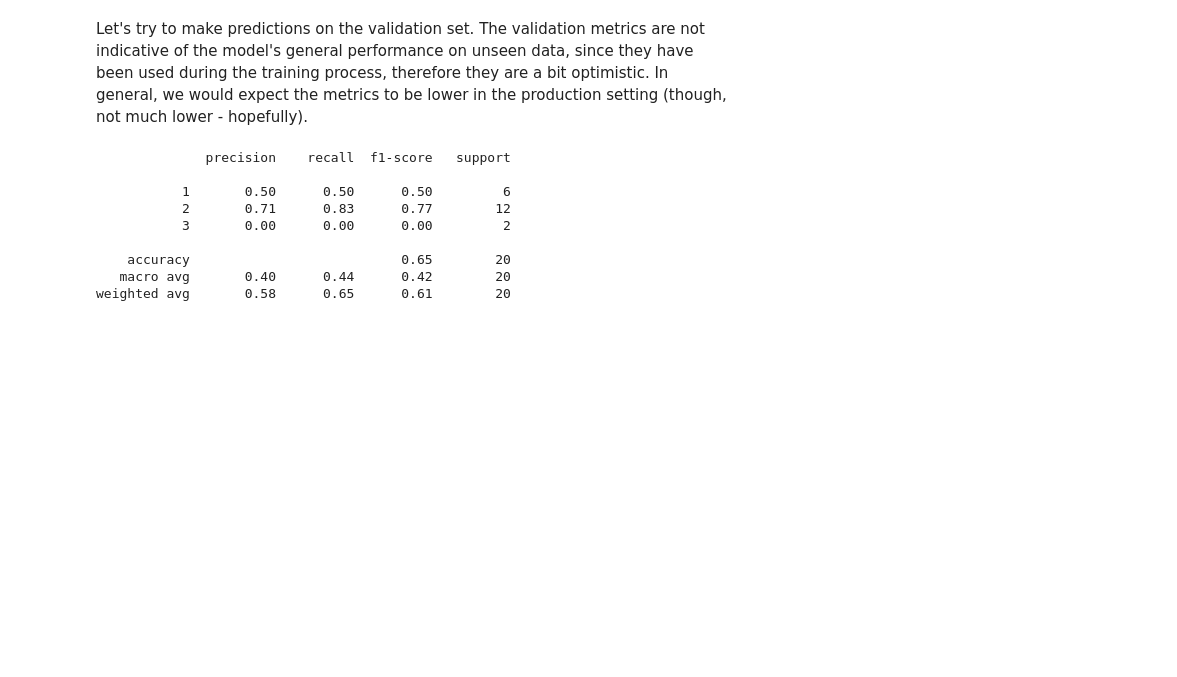
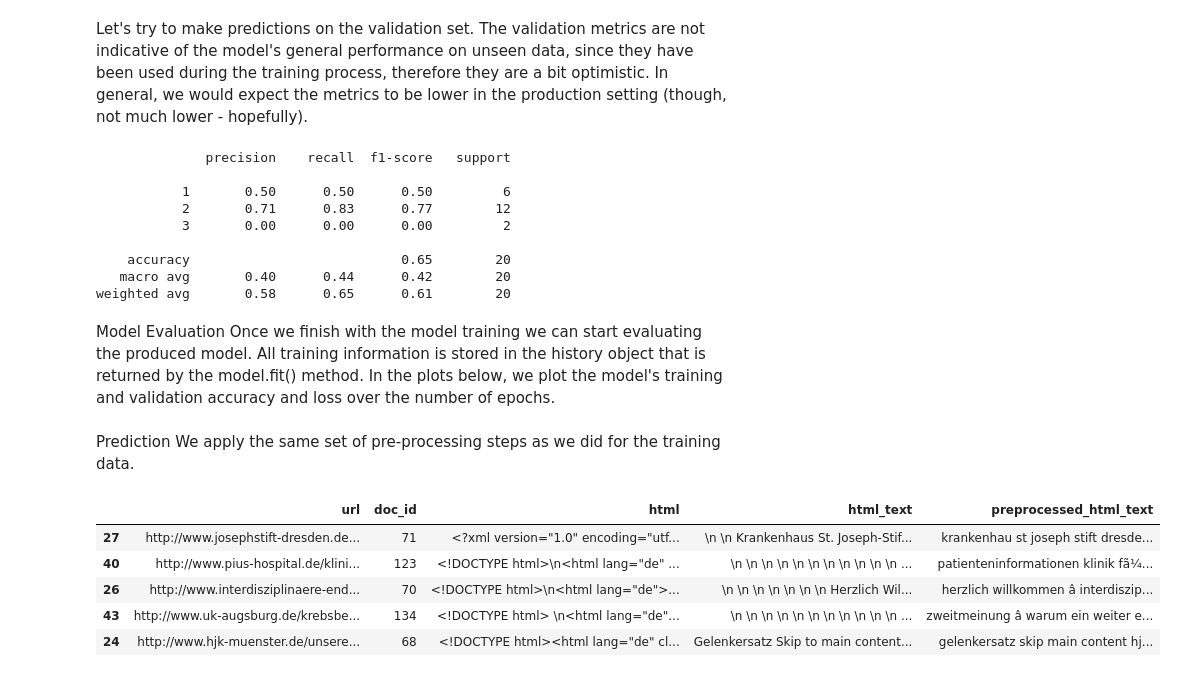
Before and after one commit to Golnoush-Gh/Key_detection_on_website_NLP_Siamese, a Jupyter notebook: notebooks/key_identifiers_tumor.ipynb, the cells around one changed output. Cells and saved outputs as stored; diff of their text form; code cells hidden in the pictures; blank space fills up the shorter version.

```diff
--- a/notebooks/key_identifiers_tumor.ipynb
+++ b/notebooks/key_identifiers_tumor.ipynb
@@ -363,3 +370,9 @@ print(report)
     accuracy                           0.65        20
    macro avg       0.40      0.44      0.42        20
 weighted avg       0.58      0.65      0.61        20
+# %% [markdown]
+Model Evaluation
+Once we finish with the model training we can start evaluating the produced model. All training information is stored in the history object that is returned by the model.fit() method. In the plots below, we plot the model's training and validation accuracy and loss over the number of epochs.
+# %% [markdown]
+Prediction
+We apply the same set of pre-processing steps as we did for the training data.
@@ -365,0 +385,9 @@ weighted avg       0.58      0.65      0.61        20
+# %%
+test_csv.sample(n=5, random_state=42)
+# %% [output]
+|  | url | doc_id | html | html_text | preprocessed_html_text |
+| 27 | http://www.josephstift-dresden.de... | 71 | <?xml version="1.0" encoding="utf... | \n \n Krankenhaus St. Joseph-Stif... | krankenhau st joseph stift dresde... |
+| 40 | http://www.pius-hospital.de/klini... | 123 | <!DOCTYPE html>\n<html lang="de" ... | \n \n \n \n \n \n \n \n \n \n \n ... | patienteninformationen klinik fã¼... |
+| 26 | http://www.interdisziplinaere-end... | 70 | <!DOCTYPE html>\n<html lang="de">... | \n \n \n \n \n \n \n Herzlich Wil... | herzlich willkommen â interdiszip... |
+| 43 | http://www.uk-augsburg.de/krebsbe... | 134 | <!DOCTYPE html> \n<html lang="de"... | \n \n \n \n \n \n \n \n \n \n \n ... | zweitmeinung â warum ein weiter e... |
+| 24 | http://www.hjk-muenster.de/unsere... | 68 | <!DOCTYPE html><html lang="de" cl... | Gelenkersatz Skip to main content... | gelenkersatz skip main content hj... |
```
Also changed, not shown: parts of 13 cells of this notebook.
